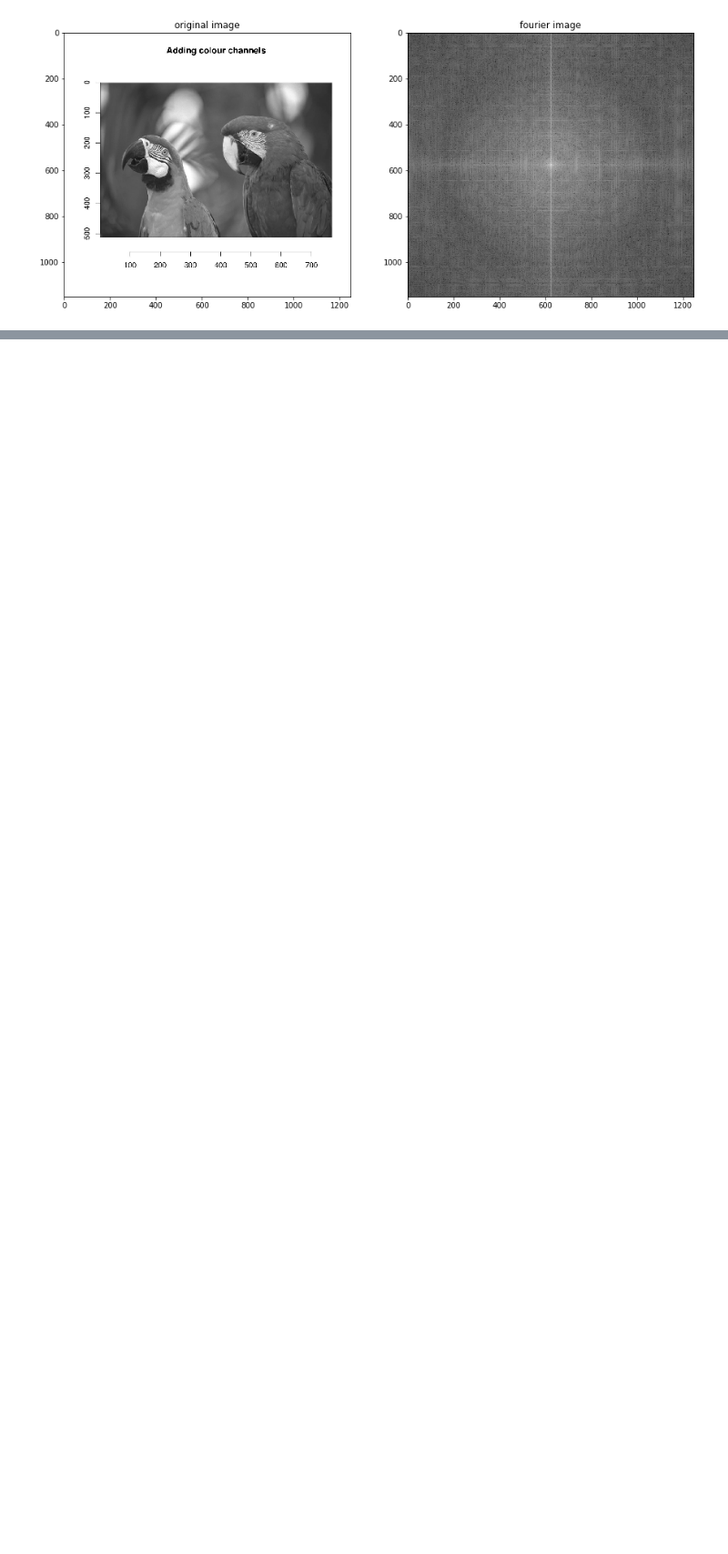
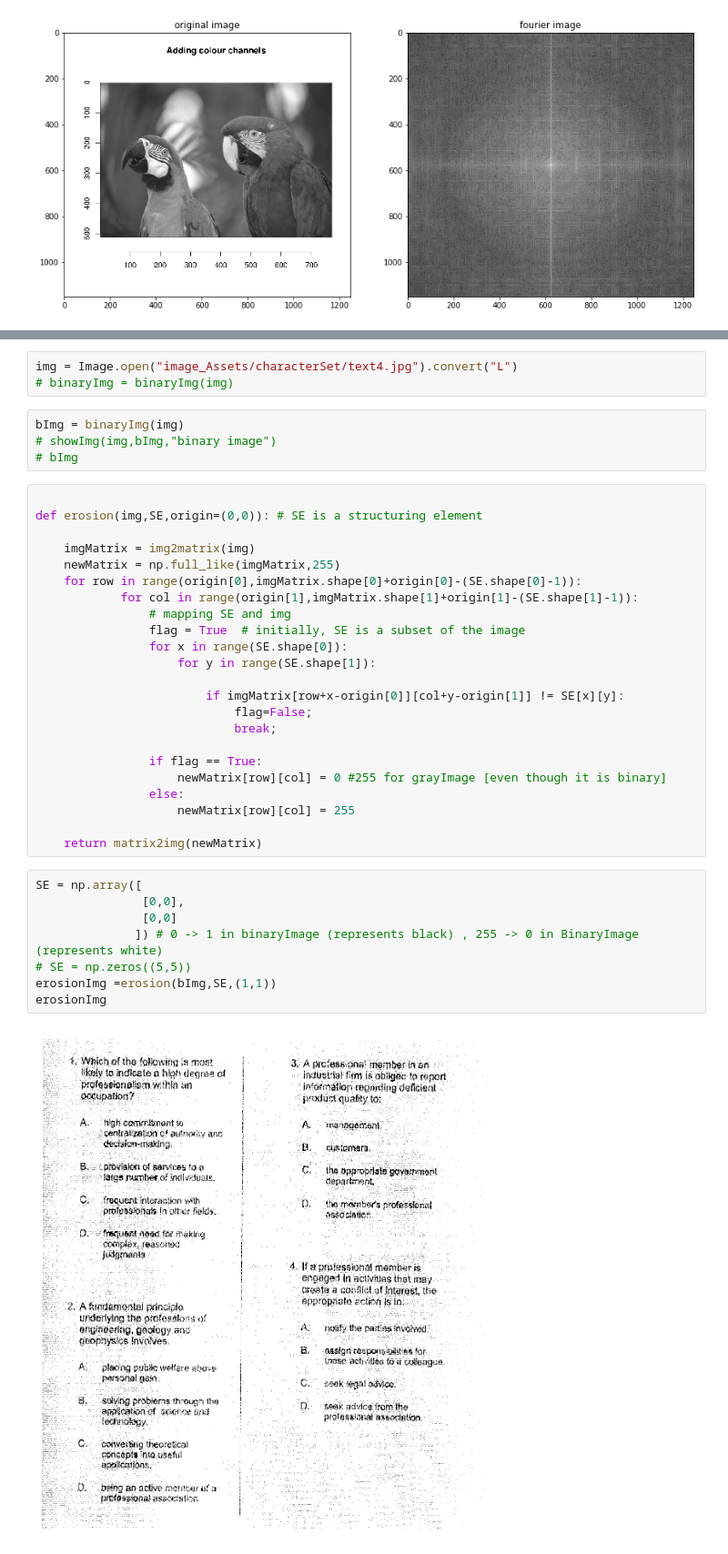
Before and after one commit to s-4-m-a-n/Image-processing-from-scratch, a Jupyter notebook: main.ipynb, the cells around one changed output, grey strips where cells are left out. Shown at 91% size. Drawn from its saved outputs; the diff is of its cells as text; blank space fills up the shorter version.

Commit message:
morphological image processing techniques are added

```diff
--- a/main.ipynb
+++ b/main.ipynb
@@ -675,0 +686,40 @@ showImg(img,imgFFT,"fourier image")
+# %%
+img = Image.open("image_Assets/characterSet/text4.jpg").convert("L")
+# binaryImg = binaryImg(img)
+# %%
+bImg = binaryImg(img)
+# showImg(img,bImg,"binary image")
+# bImg
+# %%
+
+def erosion(img,SE,origin=(0,0)): # SE is a structuring element
+
+    imgMatrix = img2matrix(img)
+    newMatrix = np.full_like(imgMatrix,255)
+    for row in range(origin[0],imgMatrix.shape[0]+origin[0]-(SE.shape[0]-1)):
+            for col in range(origin[1],imgMatrix.shape[1]+origin[1]-(SE.shape[1]-1)):
+                # mapping SE and img
+                flag = True  # initially, SE is a subset of the image
+                for x in range(SE.shape[0]):
+                    for y in range(SE.shape[1]):
+
+                        if imgMatrix[row+x-origin[0]][col+y-origin[1]] != SE[x][y]:
+                            flag=False;
+                            break;
+
+                if flag == True:
+                    newMatrix[row][col] = 0 #255 for grayImage [even though it is binary]
+                else:
+                    newMatrix[row][col] = 255
+
+    return matrix2img(newMatrix)
+# %%
+SE = np.array([
+               [0,0],
+               [0,0]
+              ]) # 0 -> 1 in binaryImage (represents black) , 255 -> 0 in BinaryImage (represents white)
+# SE = np.zeros((5,5))
+erosionImg =erosion(bImg,SE,(1,1))
+erosionImg
+# %% [output]
+[figure, added]
```
Also changed, not shown: parts of 15 cells of this notebook.
